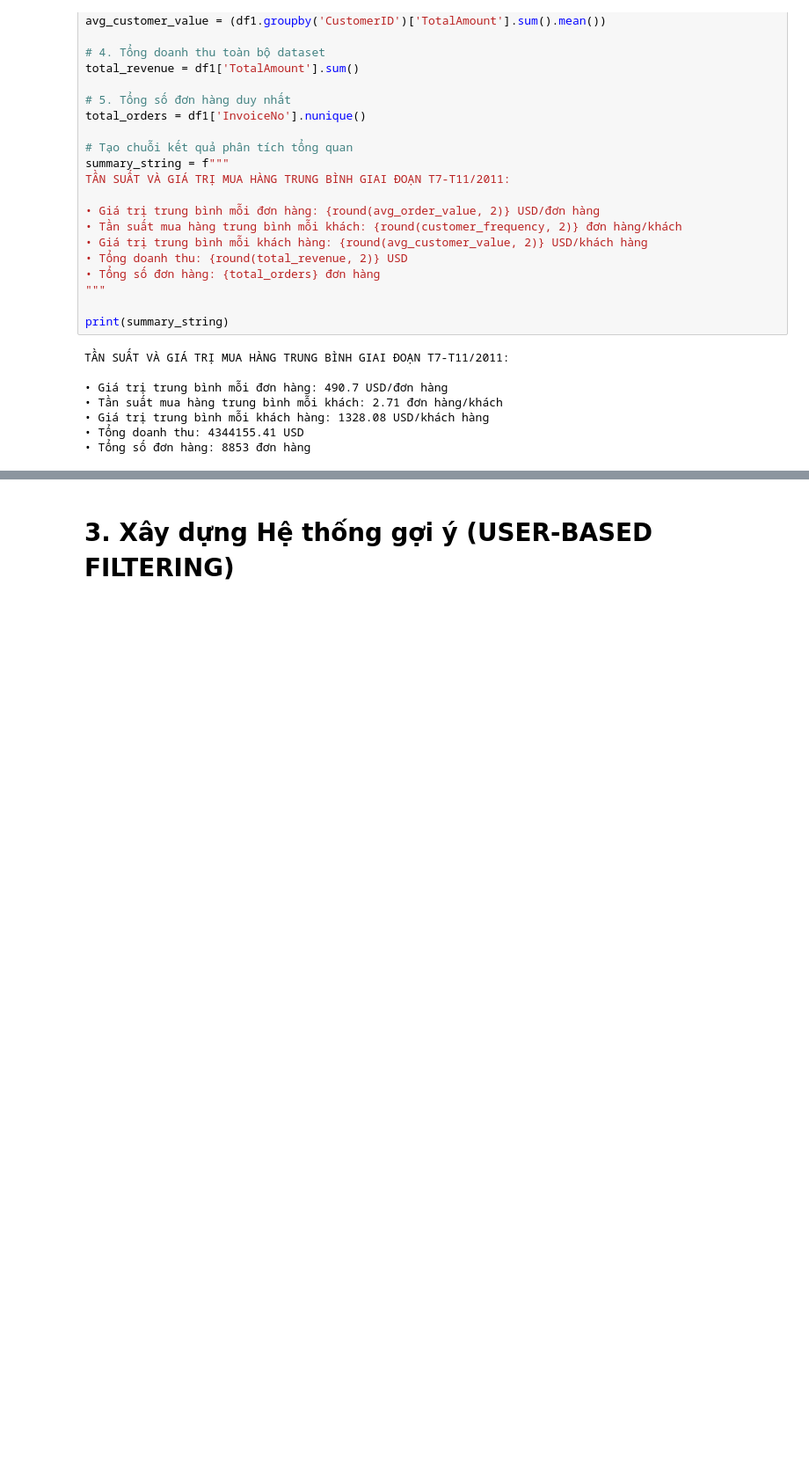
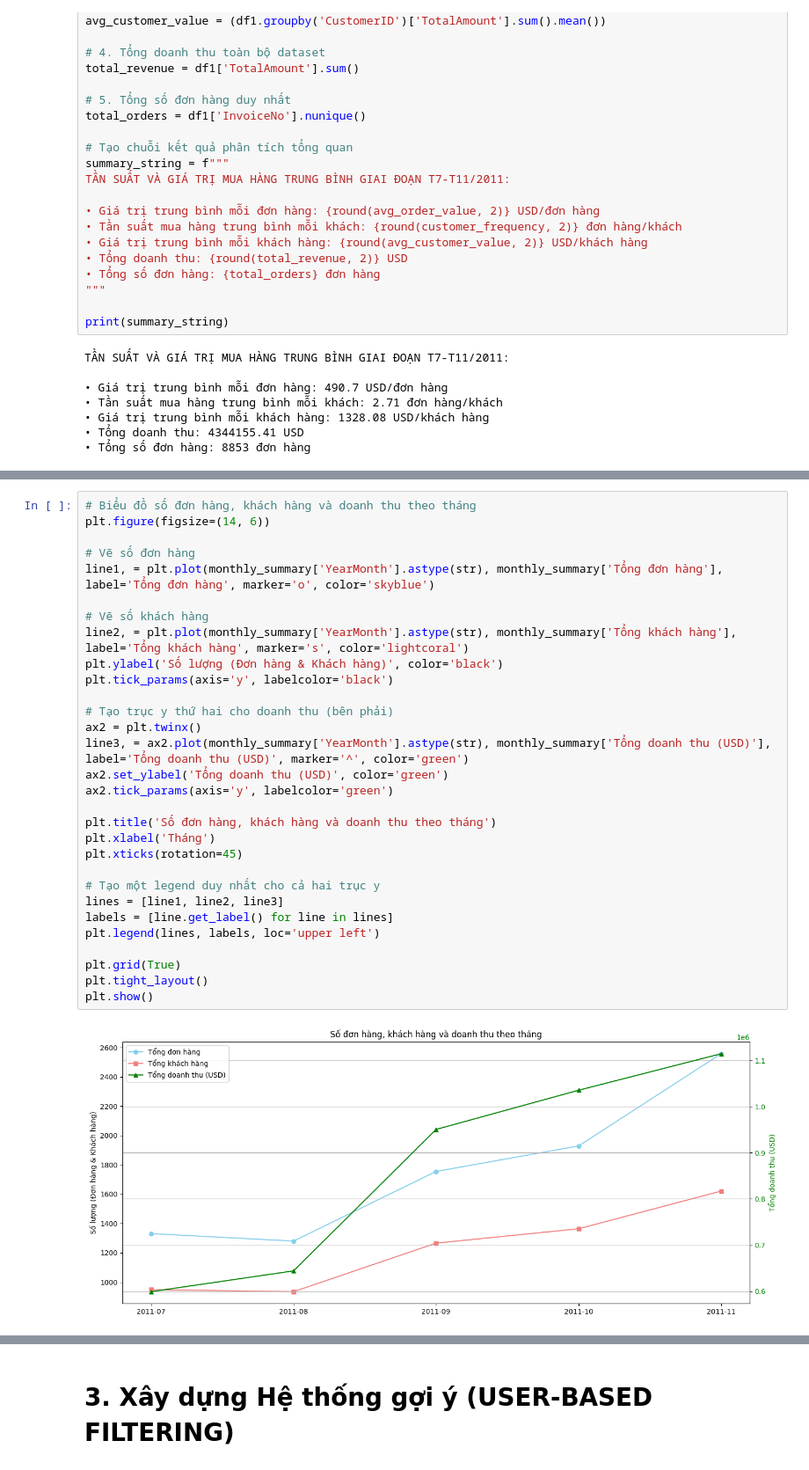
Before and after one commit to caboifvd/Pentabytes, a Jupyter notebook: Online_Retail_Analysis_Project.ipynb, the cells around one changed output, grey strips where cells are left out. Shown at 88% size. Cells and saved outputs as stored; diff of their text form; blank space fills up the shorter version.

```diff
--- a/Online_Retail_Analysis_Project.ipynb
+++ b/Online_Retail_Analysis_Project.ipynb
@@ -314,0 +377,32 @@ TẦN SUẤT VÀ GIÁ TRỊ MUA HÀNG TRUNG BÌNH GIAI ĐOẠN T7-T11/2011:
+# %%
+# Biểu đồ số đơn hàng, khách hàng và doanh thu theo tháng
+plt.figure(figsize=(14, 6))
+
+# Vẽ số đơn hàng
+line1, = plt.plot(monthly_summary['YearMonth'].astype(str), monthly_summary['Tổng đơn hàng'], label='Tổng đơn hàng', marker='o', color='skyblue')
+
+# Vẽ số khách hàng
+line2, = plt.plot(monthly_summary['YearMonth'].astype(str), monthly_summary['Tổng khách hàng'], label='Tổng khách hàng', marker='s', color='lightcoral')
+plt.ylabel('Số lượng (Đơn hàng & Khách hàng)', color='black')
+plt.tick_params(axis='y', labelcolor='black')
+
+# Tạo trục y thứ hai cho doanh thu (bên phải)
+ax2 = plt.twinx()
+line3, = ax2.plot(monthly_summary['YearMonth'].astype(str), monthly_summary['Tổng doanh thu (USD)'], label='Tổng doanh thu (USD)', marker='^', color='green')
+ax2.set_ylabel('Tổng doanh thu (USD)', color='green')
+ax2.tick_params(axis='y', labelcolor='green')
+
+plt.title('Số đơn hàng, khách hàng và doanh thu theo tháng')
+plt.xlabel('Tháng')
+plt.xticks(rotation=45)
+
+# Tạo một legend duy nhất cho cả hai trục y
+lines = [line1, line2, line3]
+labels = [line.get_label() for line in lines]
+plt.legend(lines, labels, loc='upper left')
+
+plt.grid(True)
+plt.tight_layout()
+plt.show()
+# %% [output]
+[figure, added]
```
Also changed, not shown: parts of 24 cells of this notebook.
